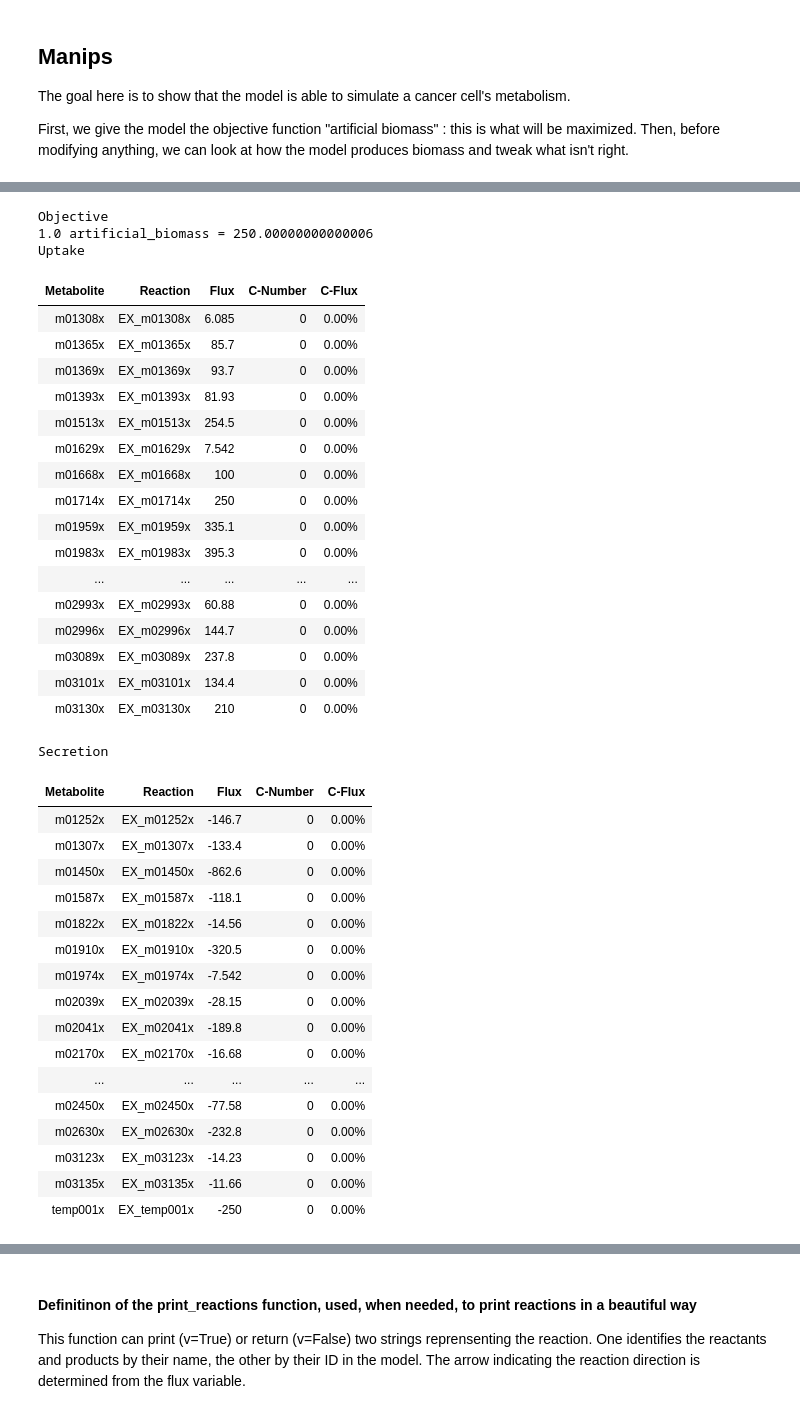
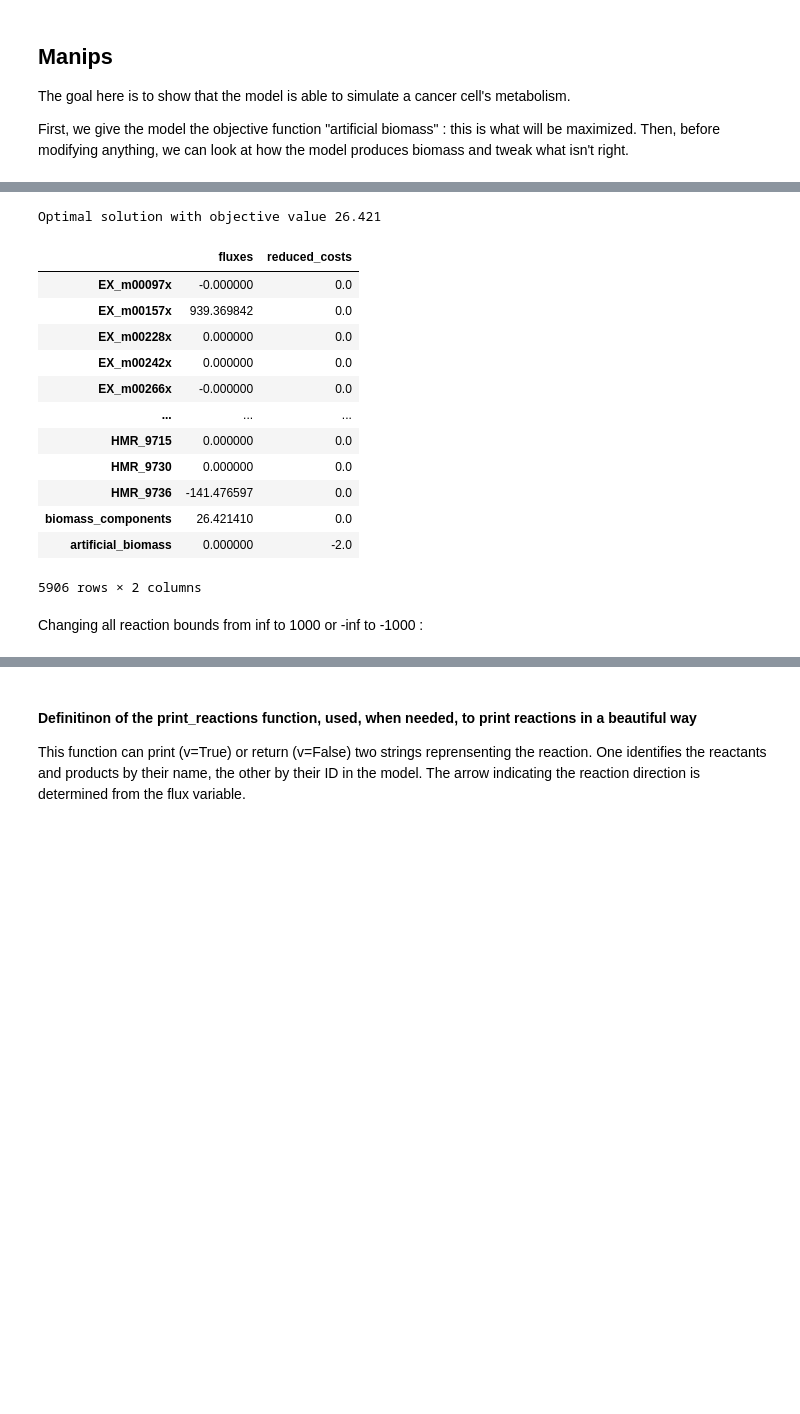
Before and after one commit to JoPkb/RBA_cutsets, a Jupyter notebook: Liver_models_evaluation.ipynb, the cells around one changed output, grey strips where cells are left out. Drawn from its saved outputs; the diff is of its cells as text; code cells hidden in the pictures; blank space fills up the shorter version.

Commit message:
Début de bidouillage avec les entrées et sorties du modèle

```diff
--- a/Liver_models_evaluation.ipynb
+++ b/Liver_models_evaluation.ipynb
@@ -318,3 +303,11 @@ The goal here is to show that the model is able to simulate a cancer cell's meta
 
 First, we give the model the objective function "artificial biomass" : this is what will be maximized.
 Then, before modifying anything, we can look at how the model produces biomass and tweak what isn't right.
+# %%
+# - Chargement du modèle - #
+
+HepG2_v2 = cobra.io.read_sbml_model("./models_storage/Hep-G2_temp.xml")
+# %%
+HepG2_v2.reactions.biomass_components.add_metabolites({"m01602c" : 0.0}, combine=False)
+# %%
+HepG2_v2.solver = "cplex"
@@ -321,43 +318,33 @@ Then, before modifying anything, we can look at how the model produces biomass a
+# %%
+HepG2_v2.reactions.EX_m02630x.bounds = (0.0,0.0) #O2 exchange
+HepG2_v2.reactions.EX_m02819x.bounds = (0.0,0.0) #Pyruvate exchange
+HepG2_v2.reactions.EX_m01965x.bounds = (-1000,1000.0) #Glucose exchange
+HepG2_v2.reactions.EX_m01286x.bounds = (0.0,0.0) #ADP-Glucose exchange
+HepG2_v2.reactions.EX_m01840x.bounds = (0.0,0.0) #Fructose exchange
+HepG2_v2.reactions.EX_m01743x.bounds = (-1000.0,1000.0) #D-Ribulose exchange
+HepG2_v2.reactions.EX_m02453x.bounds = (0.0,0.0) #Mannose exchange
+HepG2_v2.reactions.EX_m02470x.bounds = (0.0,0.0) #Methanol exchange
+
+# --> After Methanol cut, Glucose uptake flux went from 0.0 to -190.0
+# Without O2, glucose uptake went down to -23
 # %%
-Hep_G2_complete.objective = "artificial_biomass"
-
-Hep_G2_complete.summary()
+HepG2_v2.objective = "biomass_components"
+sol = HepG2_v2.optimize()
+sol
 # %% [output]
-Objective
-1.0 artificial_biomass = 250.00000000000006
-Uptake
+Optimal solution with objective value 26.421
-| Metabolite | Reaction | Flux | C-Number | C-Flux |
-| m01308x | EX_m01308x | 6.085 | 0 | 0.00% |
-| m01365x | EX_m01365x | 85.7 | 0 | 0.00% |
-| m01369x | EX_m01369x | 93.7 | 0 | 0.00% |
-| m01393x | EX_m01393x | 81.93 | 0 | 0.00% |
-| m01513x | EX_m01513x | 254.5 | 0 | 0.00% |
-| m01629x | EX_m01629x | 7.542 | 0 | 0.00% |
-| m01668x | EX_m01668x | 100 | 0 | 0.00% |
-| m01714x | EX_m01714x | 250 | 0 | 0.00% |
-| m01959x | EX_m01959x | 335.1 | 0 | 0.00% |
-| m01983x | EX_m01983x | 395.3 | 0 | 0.00% |
-| ... | ... | ... | ... | ... |
-| m02993x | EX_m02993x | 60.88 | 0 | 0.00% |
-| m02996x | EX_m02996x | 144.7 | 0 | 0.00% |
-| m03089x | EX_m03089x | 237.8 | 0 | 0.00% |
-| m03101x | EX_m03101x | 134.4 | 0 | 0.00% |
-| m03130x | EX_m03130x | 210 | 0 | 0.00% |
+|  | fluxes | reduced_costs |
+| EX_m00097x | -0.000000 | 0.0 |
+| EX_m00157x | 939.369842 | 0.0 |
+| EX_m00228x | 0.000000 | 0.0 |
+| EX_m00242x | 0.000000 | 0.0 |
+| EX_m00266x | -0.000000 | 0.0 |
+| ... | ... | ... |
+| HMR_9715 | 0.000000 | 0.0 |
+| HMR_9730 | 0.000000 | 0.0 |
+| HMR_9736 | -141.476597 | 0.0 |
+| biomass_components | 26.421410 | 0.0 |
+| artificial_biomass | 0.000000 | -2.0 |
-Secretion
+5906 rows × 2 columns
-| Metabolite | Reaction | Flux | C-Number | C-Flux |
-| m01252x | EX_m01252x | -146.7 | 0 | 0.00% |
-| m01307x | EX_m01307x | -133.4 | 0 | 0.00% |
-| m01450x | EX_m01450x | -862.6 | 0 | 0.00% |
-| m01587x | EX_m01587x | -118.1 | 0 | 0.00% |
-| m01822x | EX_m01822x | -14.56 | 0 | 0.00% |
-| m01910x | EX_m01910x | -320.5 | 0 | 0.00% |
-| m01974x | EX_m01974x | -7.542 | 0 | 0.00% |
-| m02039x | EX_m02039x | -28.15 | 0 | 0.00% |
-| m02041x | EX_m02041x | -189.8 | 0 | 0.00% |
-| m02170x | EX_m02170x | -16.68 | 0 | 0.00% |
-| ... | ... | ... | ... | ... |
-| m02450x | EX_m02450x | -77.58 | 0 | 0.00% |
-| m02630x | EX_m02630x | -232.8 | 0 | 0.00% |
-| m03123x | EX_m03123x | -14.23 | 0 | 0.00% |
-| m03135x | EX_m03135x | -11.66 | 0 | 0.00% |
-| temp001x | EX_temp001x | -250 | 0 | 0.00% |
+# %% [markdown]
+Changing all reaction bounds from inf to 1000 or -inf to -1000 :
```
Also changed, not shown: parts of 5 cells of this notebook, 2 other files.
